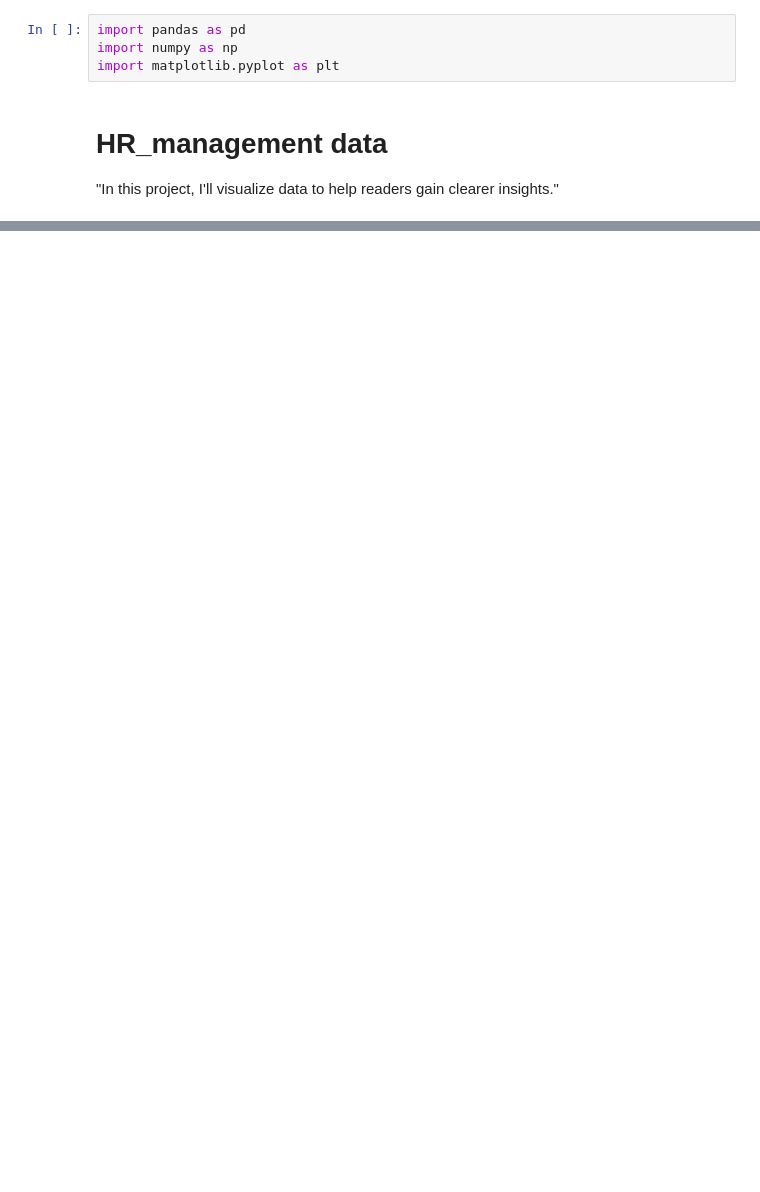
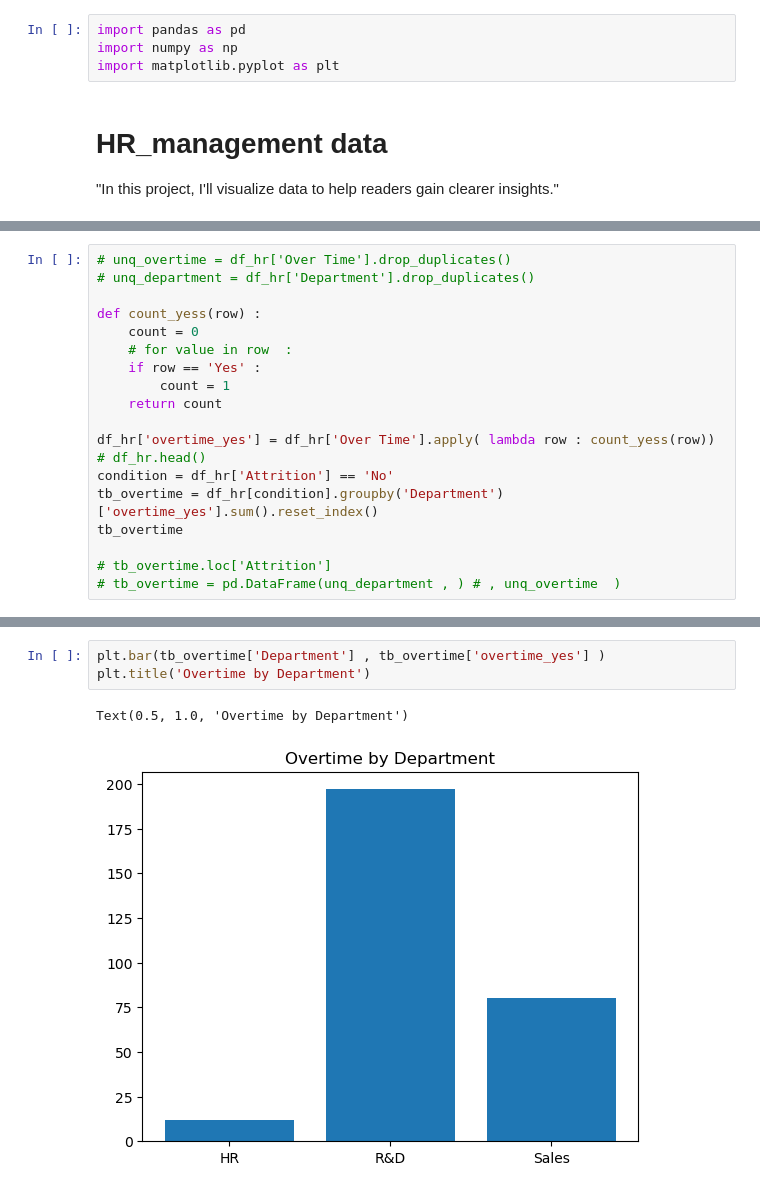
Before and after one commit to ProtacioUno/VinluanEner-Porfolio-Labs, a Jupyter notebook: Matplotlib/Hr_management.ipynb, the cells around one changed output, grey strips where cells are left out. Drawn from its saved outputs; the diff is of its cells as text; blank space fills up the shorter version.

```diff
--- a/Matplotlib/Hr_management.ipynb
+++ b/Matplotlib/Hr_management.ipynb
@@ -29,0 +71,19 @@ Number of columns: 41
+# %%
+# unq_overtime = df_hr['Over Time'].drop_duplicates()
+# unq_department = df_hr['Department'].drop_duplicates()
+
+def count_yess(row) :
+    count = 0
+    # for value in row  :
+    if row == 'Yes' :
+        count = 1
+    return count
+
+df_hr['overtime_yes'] = df_hr['Over Time'].apply( lambda row : count_yess(row))
+# df_hr.head()
+condition = df_hr['Attrition'] == 'No'
+tb_overtime = df_hr[condition].groupby('Department')['overtime_yes'].sum().reset_index()
+tb_overtime
+
+# tb_overtime.loc['Attrition']
+# tb_overtime = pd.DataFrame(unq_department , ) # , unq_overtime  )
@@ -29,0 +111,6 @@ Number of columns: 41
+# %%
+plt.bar(tb_overtime['Department'] , tb_overtime['overtime_yes'] )
+plt.title('Overtime by Department')
+# %% [output]
+Text(0.5, 1.0, 'Overtime by Department')
+[figure, added]
```
Also changed, not shown: parts of 10 cells of this notebook.
